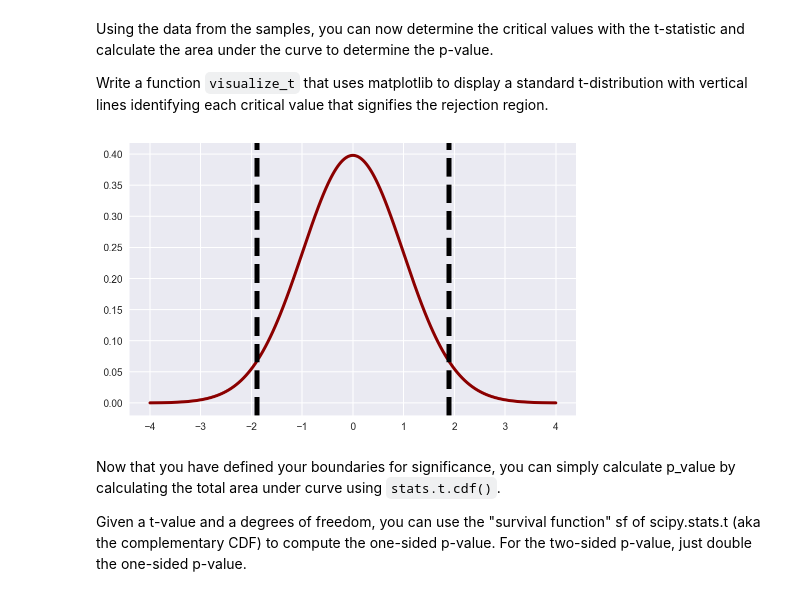
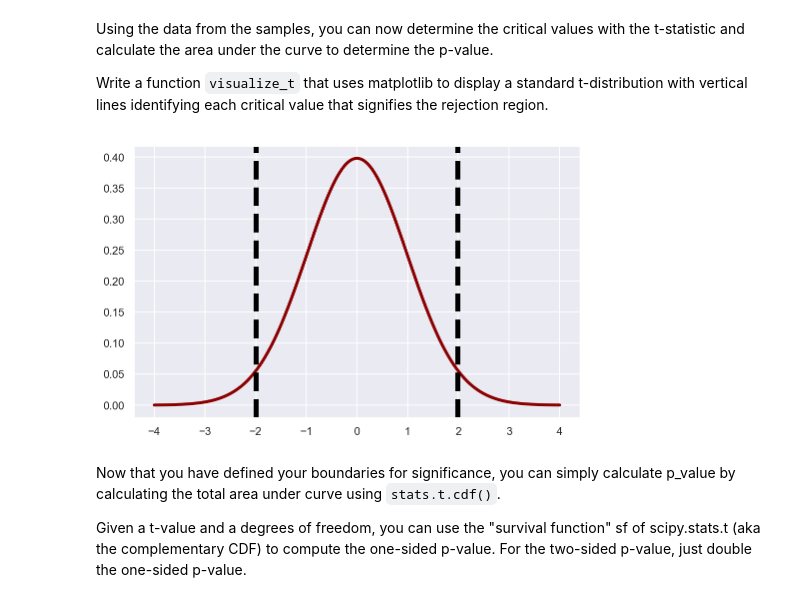
Before and after one commit to learn-co-curriculum/dsc-two-sample-t-tests-lab, a Jupyter notebook: index.ipynb, the cells around one changed output. Cells and saved outputs as stored; diff of their text form; code cells hidden in the pictures.

Commit message:
use critical value in plot

```diff
--- a/index.ipynb
+++ b/index.ipynb
@@ -166,37 +166,39 @@ def visualize_t(t_stat, n_control, n_experimental):
     Parameters
     -----------
     t-stat: float
     n_control: int
     n_experiment: int
 
     Returns
     ----------
     None
 
     """
-
     # initialize a matplotlib "figure"
     fig = plt.figure(figsize=(8,5))
     ax = fig.gca()
     # generate points on the x axis between -4 and 4:
     xs = np.linspace(-4, 4, 500)
 
+    # use stats.t.ppf to get critical value. For alpha = 0.05 and two tailed test
+    crit = stats.t.ppf(1-0.025, (n_control+n_experimental-2))
+
     # use stats.t.pdf to get values on the probability density function for the t-distribution
 
     ys= stats.t.pdf(xs, (n_control+n_experimental-2), 0, 1)
     ax.plot(xs, ys, linewidth=3, color='darkred')
 
-    ax.axvline(t_stat, color='black', linestyle='--', lw=5)
-    ax.axvline(-t_stat, color='black', linestyle='--', lw=5)
+    ax.axvline(crit, color='black', linestyle='--', lw=5)
+    ax.axvline(-crit, color='black', linestyle='--', lw=5)
 
     plt.show()
     return None
 
 n_control = len(control)
 n_experimental = len(experimental)
 visualize_t(t_stat, n_control, n_experimental)
 # %% [output]
-[figure, old version]
+[figure, new version]
 # %% [markdown]
 Now that you have defined your boundaries for significance, you can simply calculate p_value by calculating the total area under curve using `stats.t.cdf()`.
 
```
Also changed, not shown: parts of 1 cell of this notebook, 4 other files.
